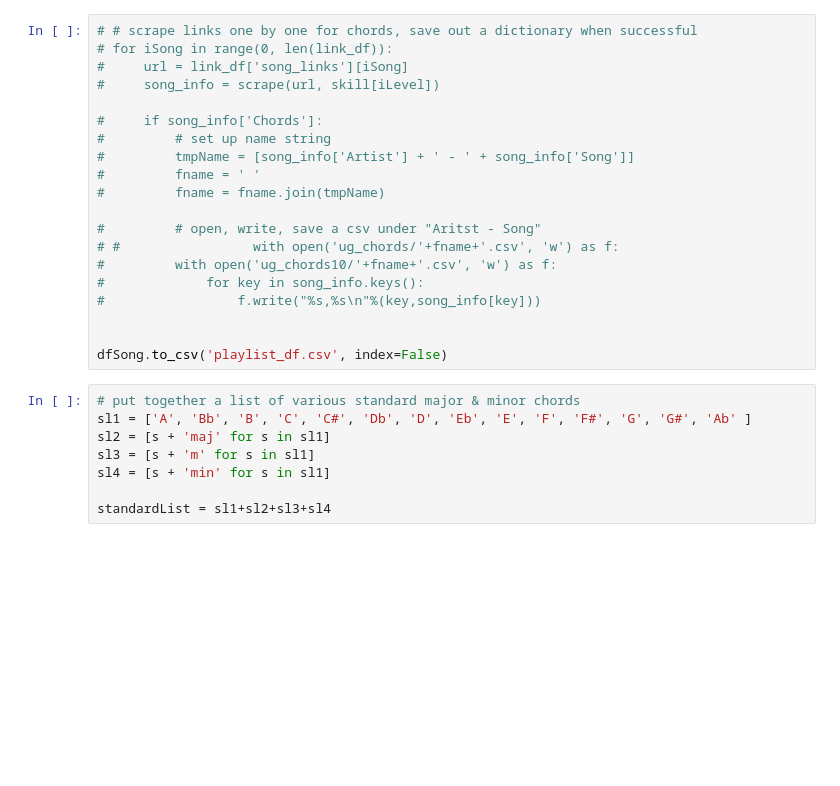
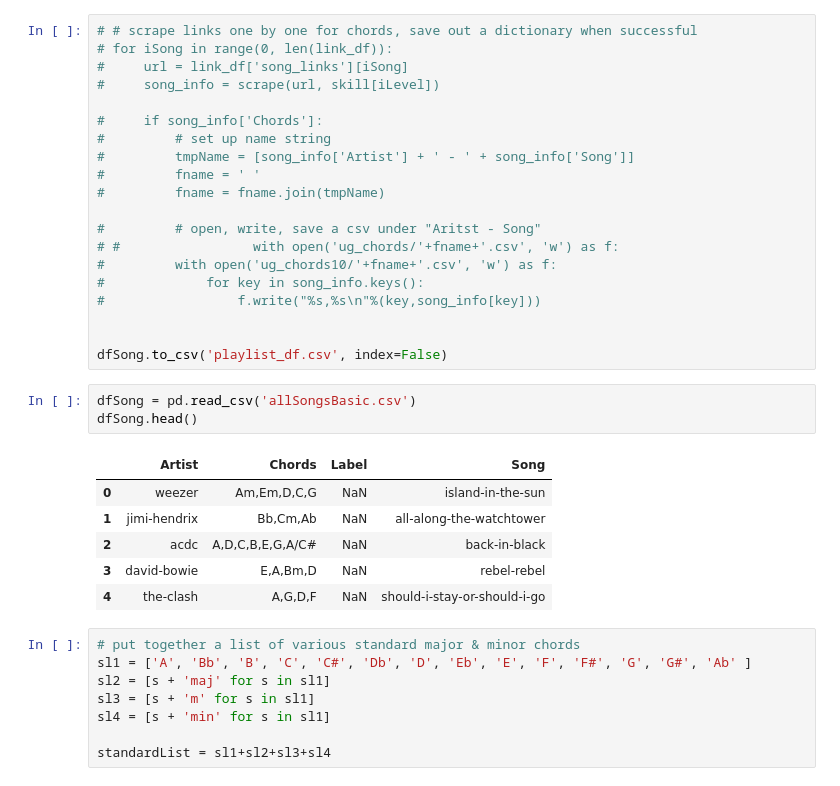
Before and after one commit to alevi813/chordRec, a Jupyter notebook: deploy_from_user_input.ipynb, the cells around one changed output. Drawn from its saved outputs; the diff is of its cells as text; blank space fills up the shorter version.

```diff
--- a/deploy_from_user_input.ipynb
+++ b/deploy_from_user_input.ipynb
@@ -214,6 +214,16 @@ dfSong
 
 
 dfSong.to_csv('playlist_df.csv', index=False)
+# %%
+dfSong = pd.read_csv('allSongsBasic.csv')
+dfSong.head()
+# %% [output]
+|  | Artist | Chords | Label | Song |
+| 0 | weezer | Am,Em,D,C,G | NaN | island-in-the-sun |
+| 1 | jimi-hendrix | Bb,Cm,Ab | NaN | all-along-the-watchtower |
+| 2 | acdc | A,D,C,B,E,G,A/C# | NaN | back-in-black |
+| 3 | david-bowie | E,A,Bm,D | NaN | rebel-rebel |
+| 4 | the-clash | A,G,D,F | NaN | should-i-stay-or-should-i-go |
 # %%
 # put together a list of various standard major & minor chords
 sl1 = ['A', 'Bb', 'B', 'C', 'C#', 'Db', 'D', 'Eb', 'E', 'F', 'F#', 'G', 'G#', 'Ab' ]
```
Also changed, not shown: parts of 8 cells of this notebook, 2 other files.
